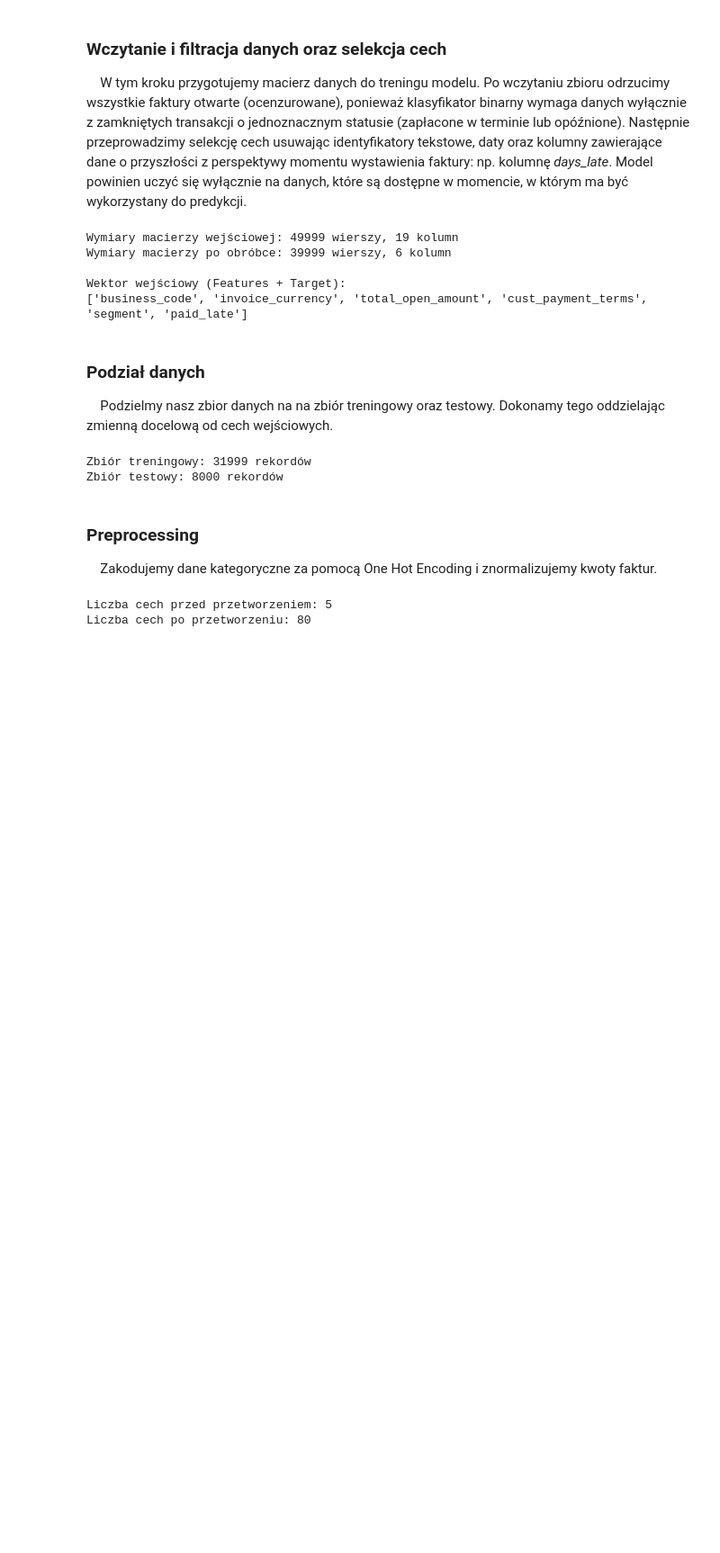
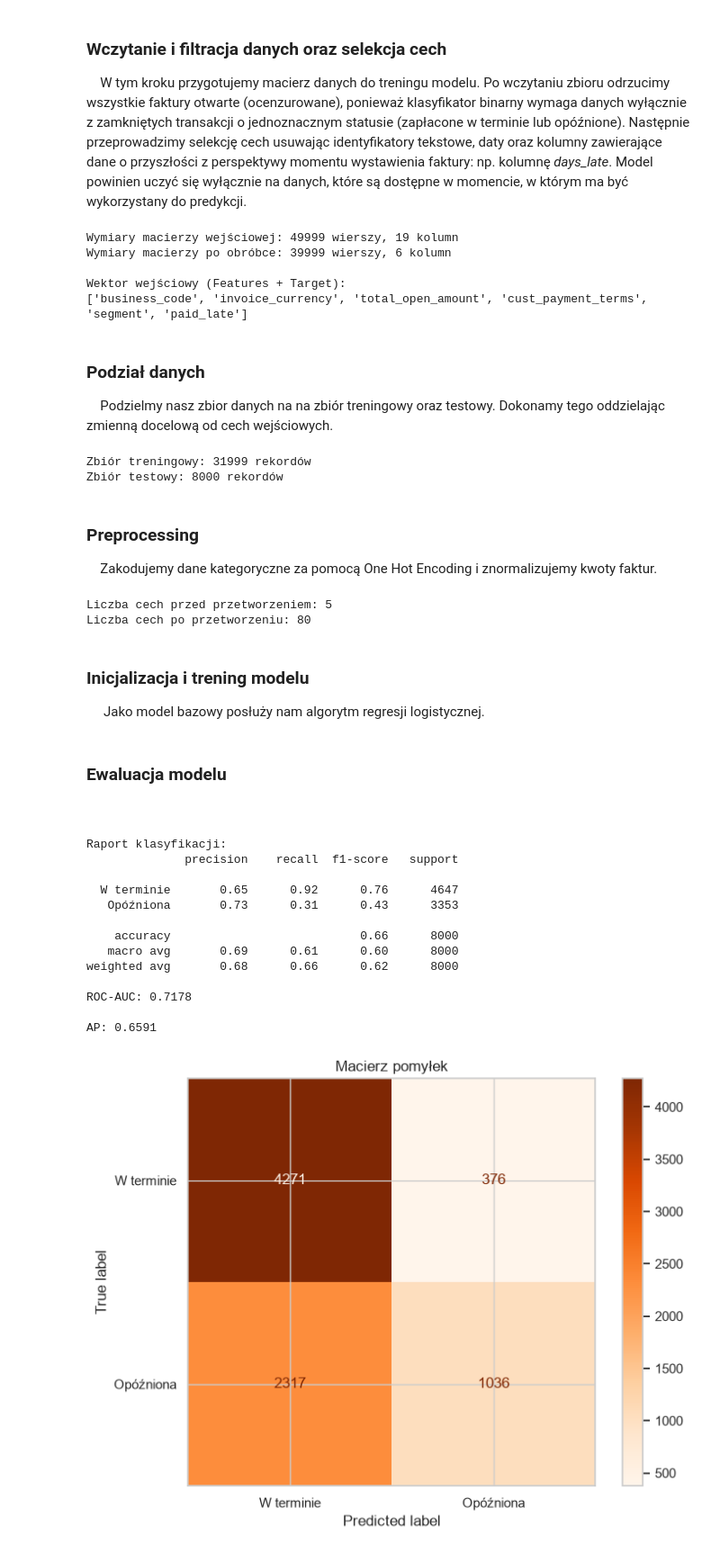
Before and after one commit to KSI-ML-research/Bankrupt-Detector, a Jupyter notebook: baseline_logistic_regression/baseline_logistic_regression.ipynb, the cells around one changed output. Shown at 90% size. Saved outputs shown, nothing was run; the diff lists cells and outputs as text; code cells hidden in the pictures; blank space fills up the shorter version.

Commit message:
wip: Added training and evaluation code

```diff
--- a/baseline_logistic_regression/baseline_logistic_regression.ipynb
+++ b/baseline_logistic_regression/baseline_logistic_regression.ipynb
@@ -81,3 +83,47 @@ print(f"Liczba cech po przetworzeniu: {X_train_trans.shape[1]}")
 # %% [output]
 Liczba cech przed przetworzeniem: 5
 Liczba cech po przetworzeniu: 80
+# %% [markdown]
+### Inicjalizacja i trening modelu
+&emsp; Jako model bazowy posłuży nam algorytm regresji logistycznej.
+# %%
+model = LogisticRegression(max_iter=1000, random_state=42)
+model.fit(X_train_trans, y_train)
+
+y_pred_prob = model.predict_proba(X_test_trans)[:, 1]
+y_pred_class = model.predict(X_test_trans)
+# %% [markdown]
+### Ewaluacja modelu
+&emsp;
+# %%
+roc_auc = roc_auc_score(y_test, y_pred_prob)
+avg_prec = average_precision_score(y_test, y_pred_prob)
+
+conf_matrix = confusion_matrix(y_test, y_pred_class)
+disp = ConfusionMatrixDisplay(confusion_matrix=conf_matrix, display_labels=['W terminie', 'Opóźniona'])
+
+print("Raport klasyfikacji:")
+print(classification_report(y_test, y_pred_class, target_names=['W terminie', 'Opóźniona']))
+
+print(f"ROC-AUC: {roc_auc:.4f}\n")
+print(f"AP: {avg_prec:.4f}\n")
+
+fig, ax = plt.subplots(figsize=(8, 6))
+disp.plot(ax=ax, cmap='Oranges', values_format='d')
+plt.title('Macierz pomyłek')
+plt.show()
+# %% [output]
+Raport klasyfikacji:
+              precision    recall  f1-score   support
+
+  W terminie       0.65      0.92      0.76      4647
+   Opóźniona       0.73      0.31      0.43      3353
+
+    accuracy                           0.66      8000
+   macro avg       0.69      0.61      0.60      8000
+weighted avg       0.68      0.66      0.62      8000
+
+ROC-AUC: 0.7178
+
+AP: 0.6591
+[figure, added]
```
Also changed, not shown: parts of 1 cell of this notebook.
